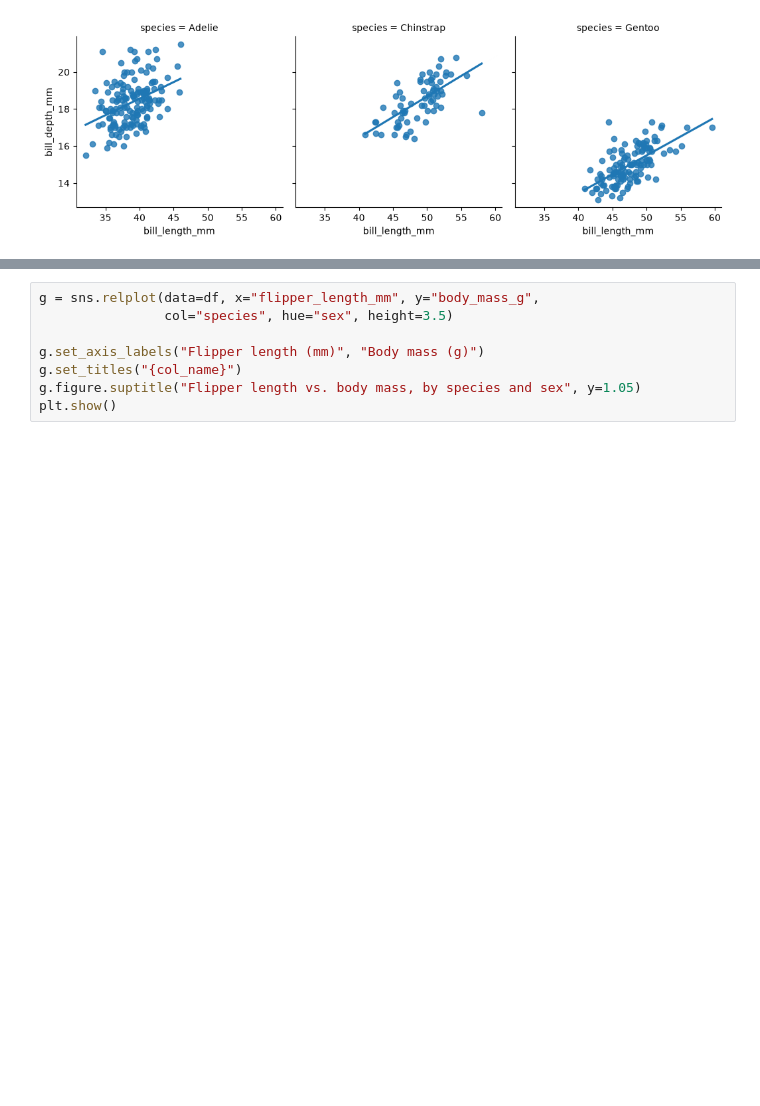
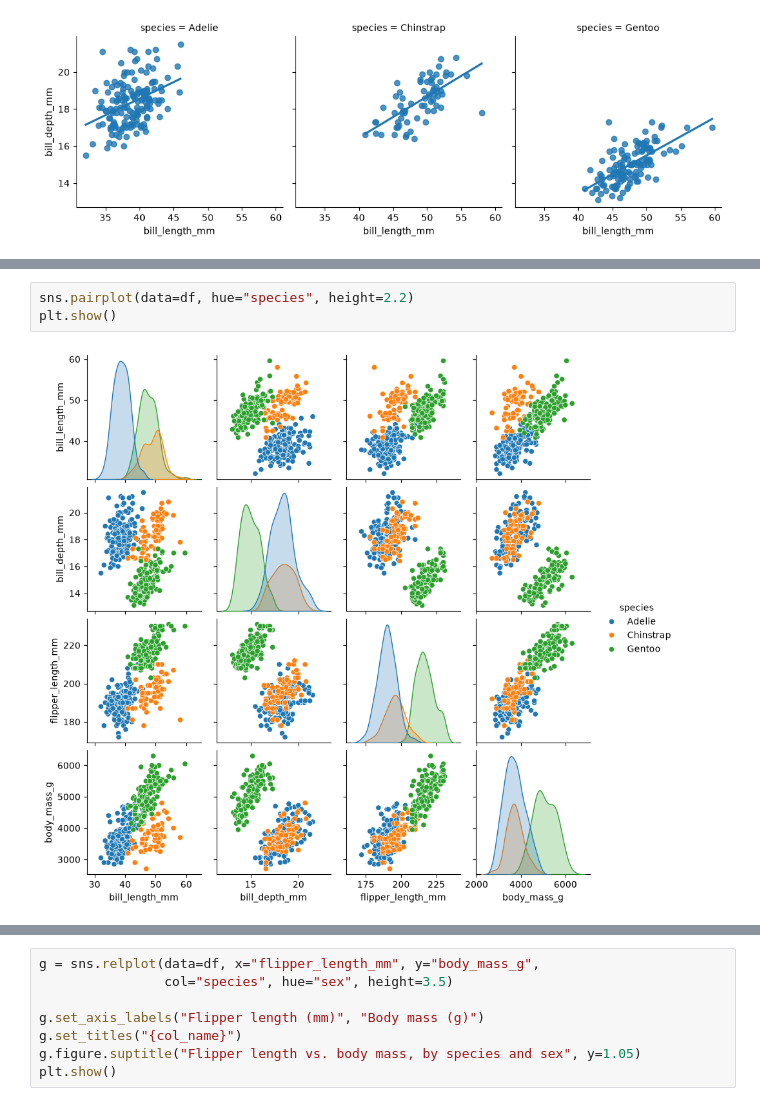
Before and after one commit to Lizhen0909/stat303-1-sec20-coursebook, a Jupyter notebook: data_viz_2.ipynb, the cells around one changed output, grey strips where cells are left out. Drawn from its saved outputs; the diff is of its cells as text; blank space fills up the shorter version.

```diff
--- a/data_viz_2.ipynb
+++ b/data_viz_2.ipynb
@@ -661,0 +601,5 @@ plt.show()
+# %%
+sns.pairplot(data=df, hue="species", height=2.2)
+plt.show()
+# %% [output]
+[figure, added]
```
Also changed, not shown: parts of 34 cells of this notebook, 28 other files.
